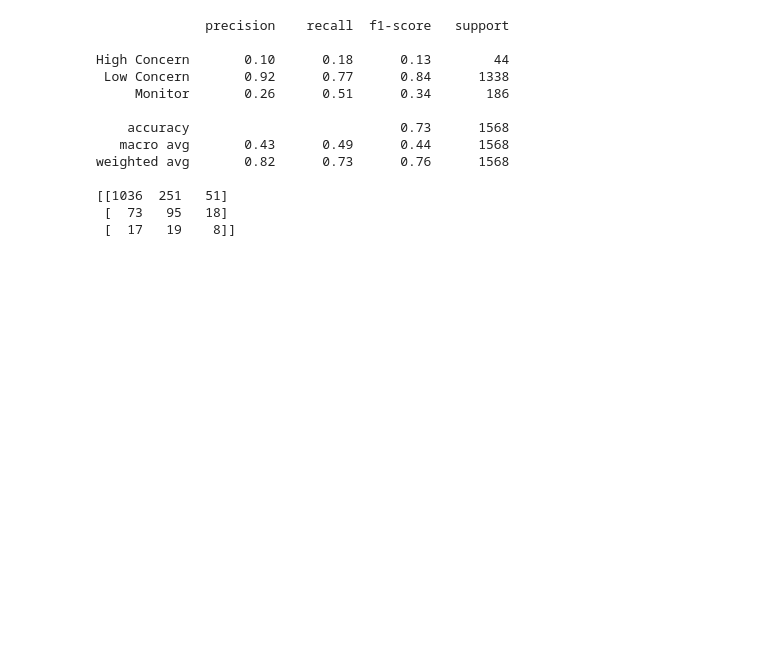
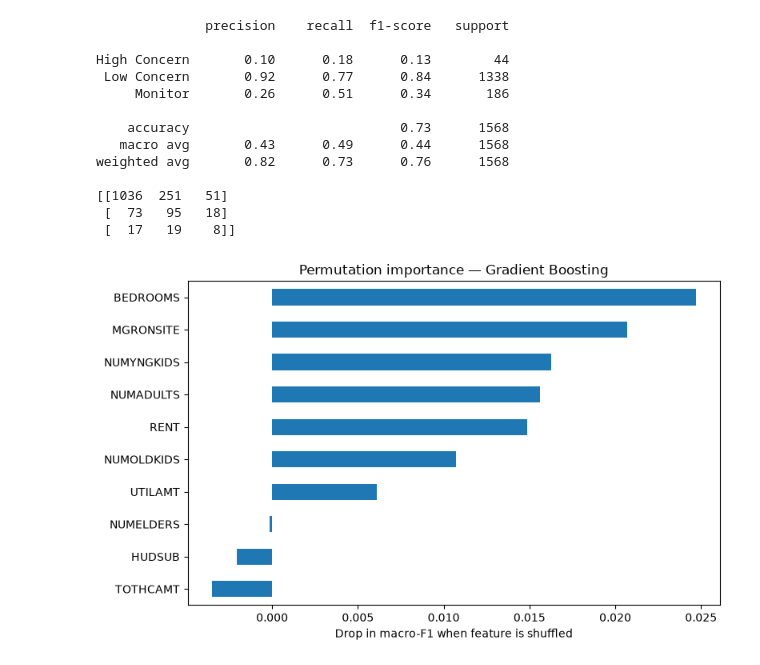
Before and after one commit to zausp/machine-learning-project, a Jupyter notebook: group_project.ipynb, the cells around one changed output. Saved outputs shown, nothing was run; the diff lists cells and outputs as text; code cells hidden in the pictures; blank space fills up the shorter version.

```diff
--- a/group_project.ipynb
+++ b/group_project.ipynb
@@ -377,3 +379,20 @@ weighted avg       0.82      0.73      0.76      1568
 [[1036  251   51]
  [  73   95   18]
  [  17   19    8]]
+# %%
+from sklearn.inspection import permutation_importance
+import matplotlib.pyplot as plt
+import pandas as pd
+
+result = permutation_importance(
+    best, X_test, y_test, scoring="f1_macro", n_repeats=20, random_state=42
+)
+imp = pd.Series(result.importances_mean, index=feature_cols).sort_values()
+
+plt.figure(figsize=(8, 5))
+imp.plot.barh()
+plt.xlabel("Drop in macro-F1 when feature is shuffled")
+plt.title("Permutation importance — Gradient Boosting")
+plt.tight_layout(); plt.show()
+# %% [output]
+[figure, added]
```
Also changed, not shown: parts of 2 cells of this notebook.
